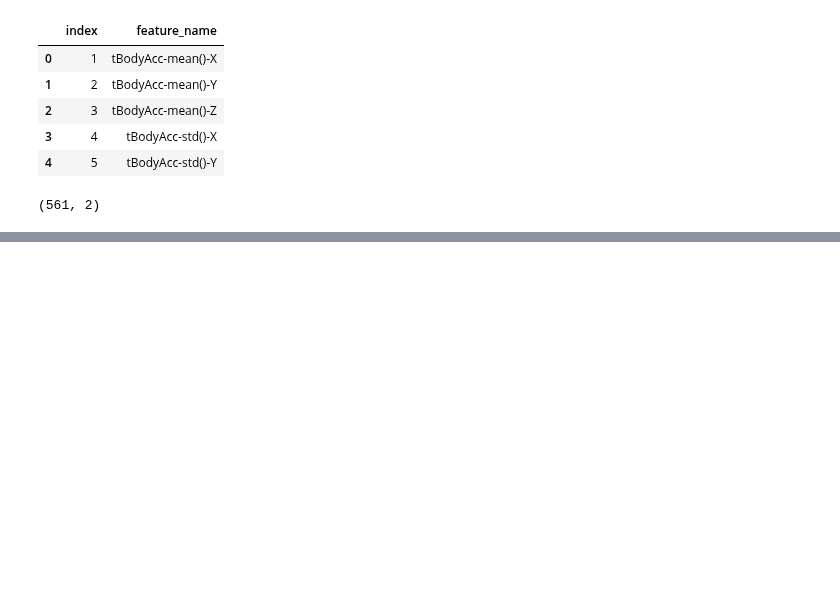
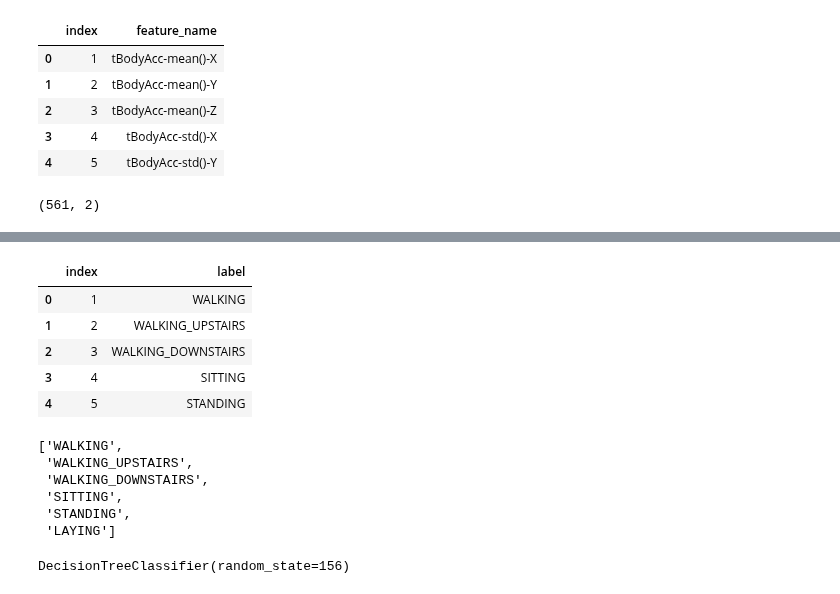
Before and after one commit to soxxun/python, a Jupyter notebook: 20220308/20220308.ipynb, the cells around one changed output, grey strips where cells are left out. Saved outputs shown, nothing was run; the diff lists cells and outputs as text; code cells hidden in the pictures; blank space fills up the shorter version.

```diff
--- a/20220308/20220308.ipynb
+++ b/20220308/20220308.ipynb
@@ -319,0 +297,11 @@ new_feature_name_df.head(50)
+# %%
+label_name_df = pd.read_csv('D:/uci/UCI_HAR_Dataset/activity_labels.txt',
+                            sep='\s+',header=None,names=['index','label'])
+label_name_df.head()
+# %% [output]
+|  | index | label |
+| 0 | 1 | WALKING |
+| 1 | 2 | WALKING_UPSTAIRS |
+| 2 | 3 | WALKING_DOWNSTAIRS |
+| 3 | 4 | SITTING |
+| 4 | 5 | STANDING |
@@ -319,0 +311,9 @@ new_feature_name_df.head(50)
+# %%
+label_name
+# %% [output]
+['WALKING',
+ 'WALKING_UPSTAIRS',
+ 'WALKING_DOWNSTAIRS',
+ 'SITTING',
+ 'STANDING',
+ 'LAYING']
@@ -319,0 +325,4 @@ new_feature_name_df.head(50)
+# %%
+dt_HAR.fit(x_train,y_train)
+# %% [output]
+DecisionTreeClassifier(random_state=156)
```
Also changed, not shown: parts of 52 cells of this notebook.
